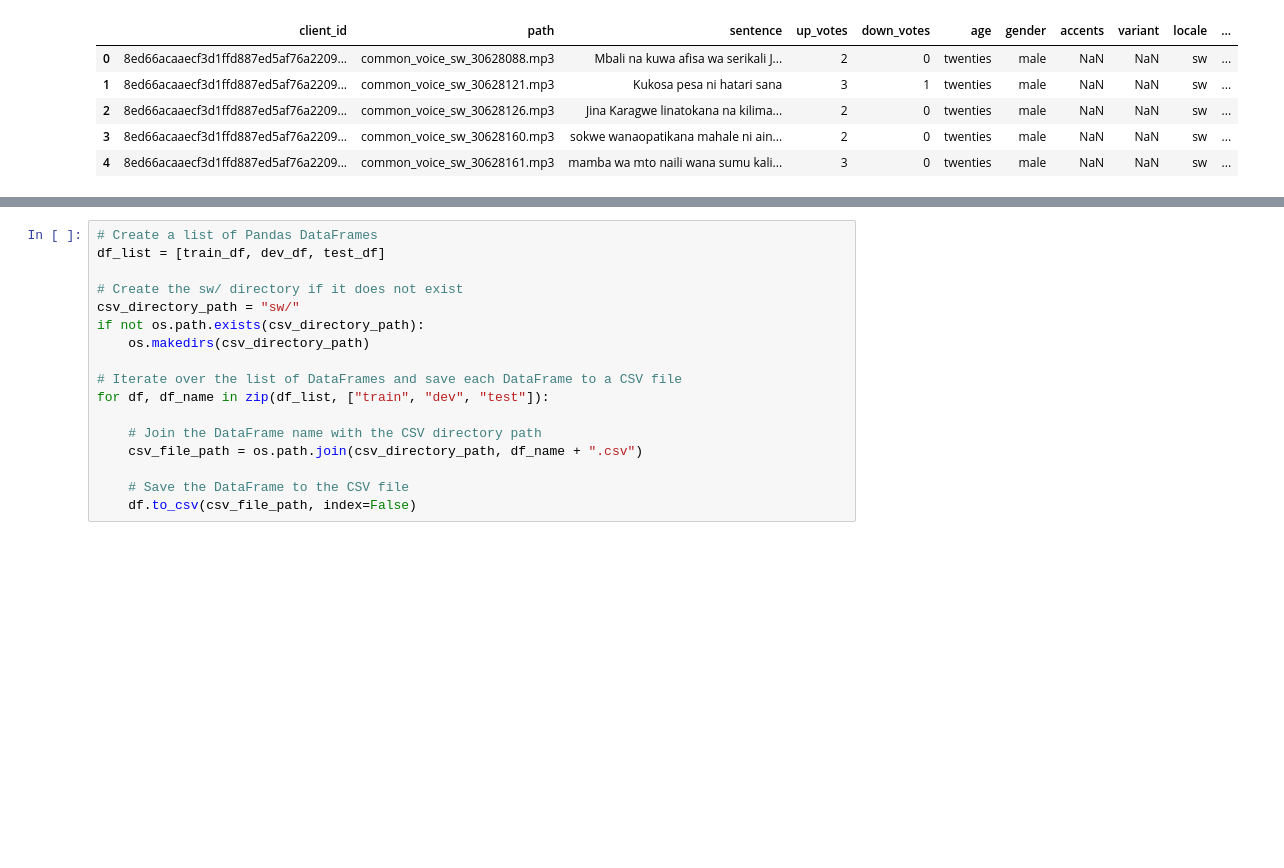
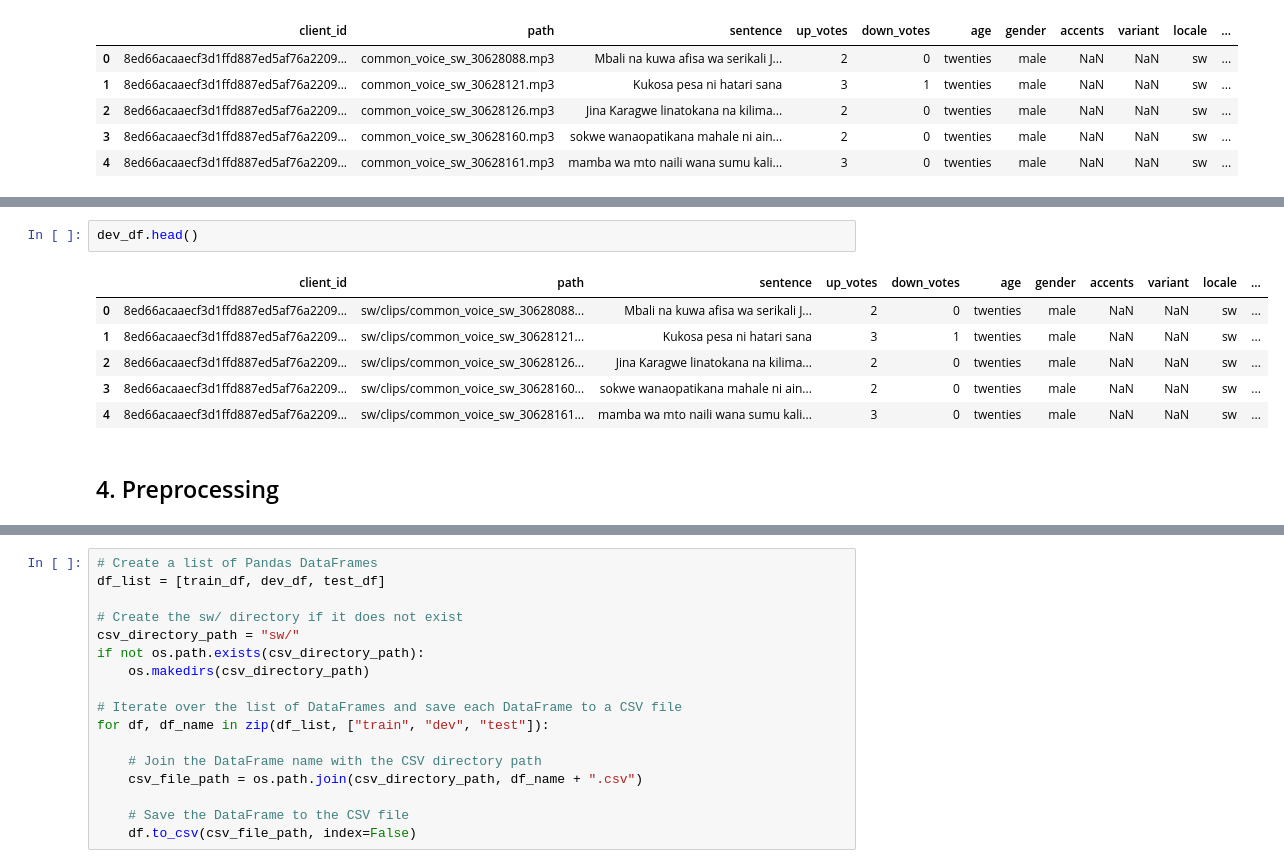
Before and after one commit to R3TR0Quan/swahili-stt-model, a Jupyter notebook: coqui-notebook.ipynb, the cells around one changed output, grey strips where cells are left out. Cells and saved outputs as stored; diff of their text form; blank space fills up the shorter version.

```diff
--- a/coqui-notebook.ipynb
+++ b/coqui-notebook.ipynb
@@ -72,0 +106,11 @@ Need to change `sentence` column to `transcript`
+# %%
+dev_df.head()
+# %% [output]
+|  | client_id | path | sentence | up_votes | down_votes | age | gender | accents | variant | locale | ... |
+| 0 | 8ed66acaaecf3d1ffd887ed5af76a2209... | sw/clips/common_voice_sw_30628088... | Mbali na kuwa afisa wa serikali J... | 2 | 0 | twenties | male | NaN | NaN | sw | ... |
+| 1 | 8ed66acaaecf3d1ffd887ed5af76a2209... | sw/clips/common_voice_sw_30628121... | Kukosa pesa ni hatari sana | 3 | 1 | twenties | male | NaN | NaN | sw | ... |
+| 2 | 8ed66acaaecf3d1ffd887ed5af76a2209... | sw/clips/common_voice_sw_30628126... | Jina Karagwe linatokana na kilima... | 2 | 0 | twenties | male | NaN | NaN | sw | ... |
+| 3 | 8ed66acaaecf3d1ffd887ed5af76a2209... | sw/clips/common_voice_sw_30628160... | sokwe wanaopatikana mahale ni ain... | 2 | 0 | twenties | male | NaN | NaN | sw | ... |
+| 4 | 8ed66acaaecf3d1ffd887ed5af76a2209... | sw/clips/common_voice_sw_30628161... | mamba wa mto naili wana sumu kali... | 3 | 0 | twenties | male | NaN | NaN | sw | ... |
+# %% [markdown]
+## 4. Preprocessing
```
Also changed, not shown: parts of 19 cells of this notebook, 5 other files.
